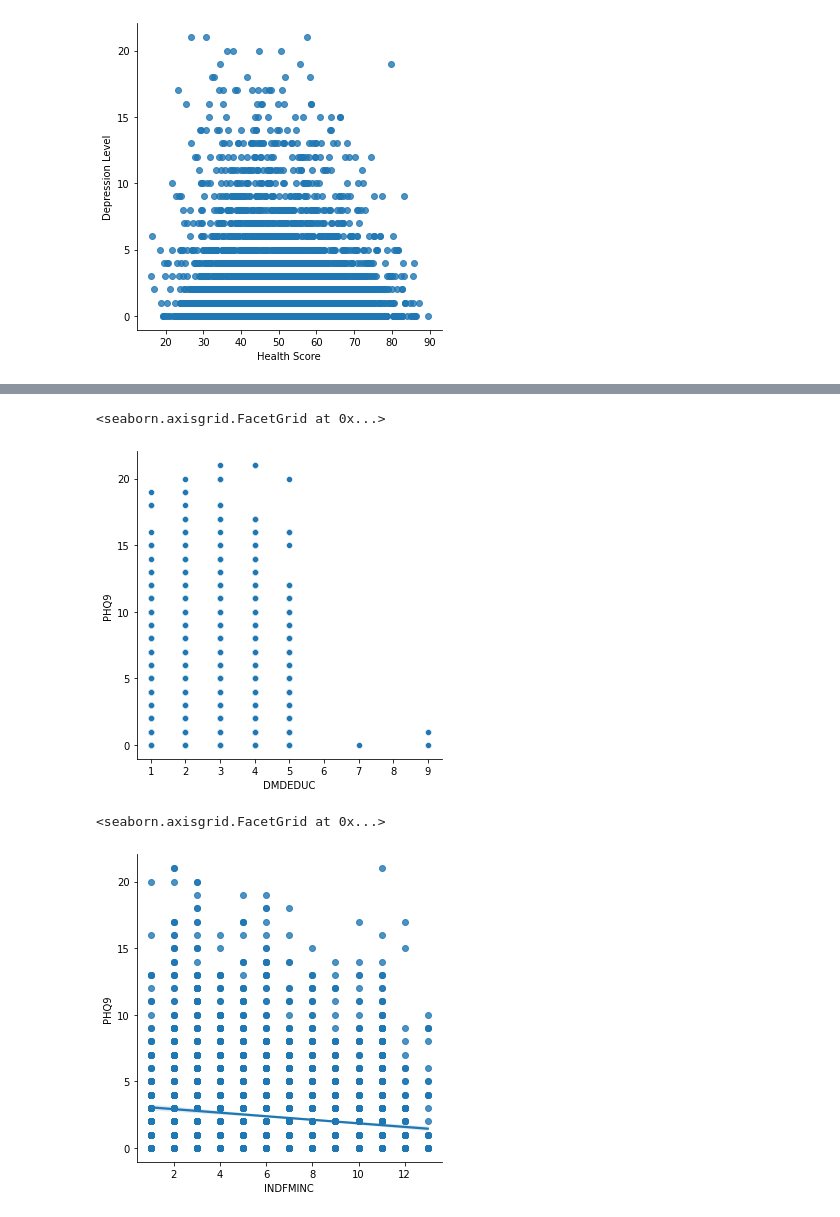
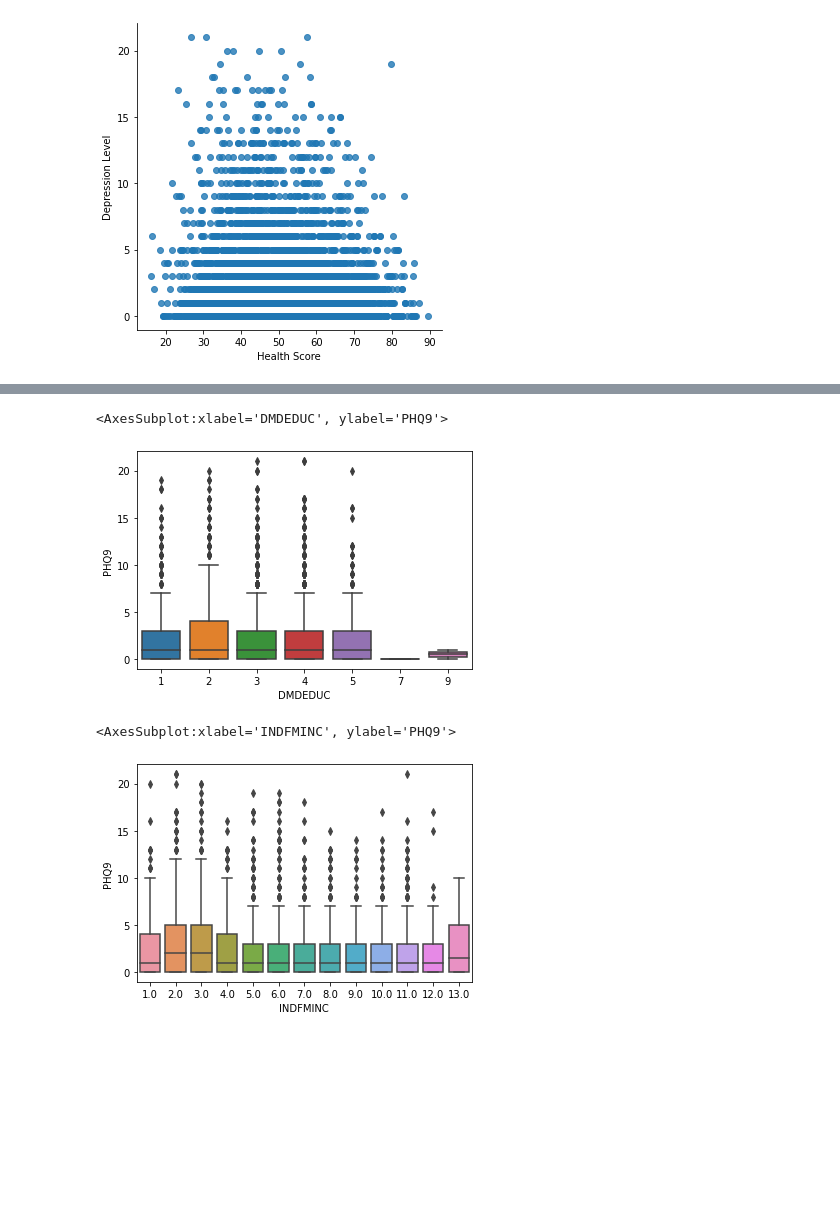
Before and after one commit to onemarcos/Tera-Jupyter-Notebook, a Jupyter notebook: Desafio Inferência/Desafio Inferência.ipynb, the cells around one changed output, grey strips where cells are left out. Saved outputs shown, nothing was run; the diff lists cells and outputs as text; code cells hidden in the pictures; blank space fills up the shorter version.

```diff
--- a/Desafio Inferência/Desafio Inferência.ipynb
+++ b/Desafio Inferência/Desafio Inferência.ipynb
@@ -207,12 +218,12 @@ sns.jointplot(x="PHQ9", y="INDFMINC", data=df_clean, kind='reg')
 # %%
-sns.relplot(x="DMDEDUC", y="PHQ9", data=df_clean)
+sns.boxplot(x="DMDEDUC", y="PHQ9", data=df_clean)
 # %% [output]
-<seaborn.axisgrid.FacetGrid at 0x...>
+<AxesSubplot:xlabel='DMDEDUC', ylabel='PHQ9'>
-[figure, old version]
+[figure, new version]
 # %%
-df_renda = df_clean[df_clean['INDFMINC'] <= 13]
-sns.lmplot(data=df_renda, x="INDFMINC", y="PHQ9")
+df_revenue = df_clean[df_clean['INDFMINC'] <14]
+sns.boxplot(data=df_revenue, x="INDFMINC", y="PHQ9")
 # %% [output]
-<seaborn.axisgrid.FacetGrid at 0x...>
+<AxesSubplot:xlabel='INDFMINC', ylabel='PHQ9'>
-[figure, old version]
+[figure, new version]
 # %%
```
Also changed, not shown: parts of 20 cells of this notebook, 1 other file.
